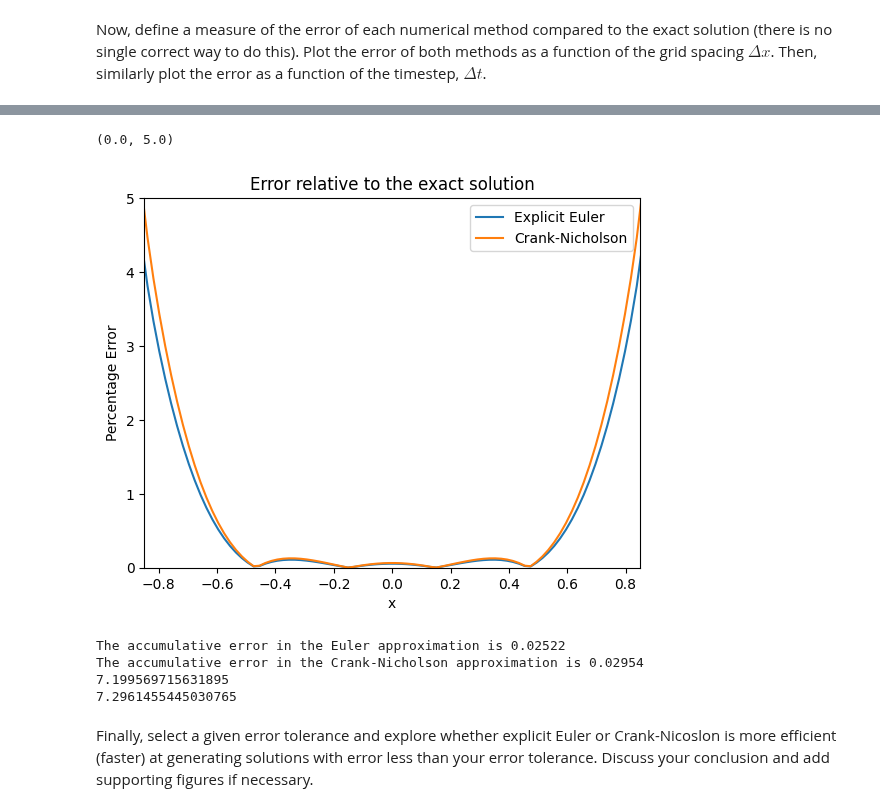
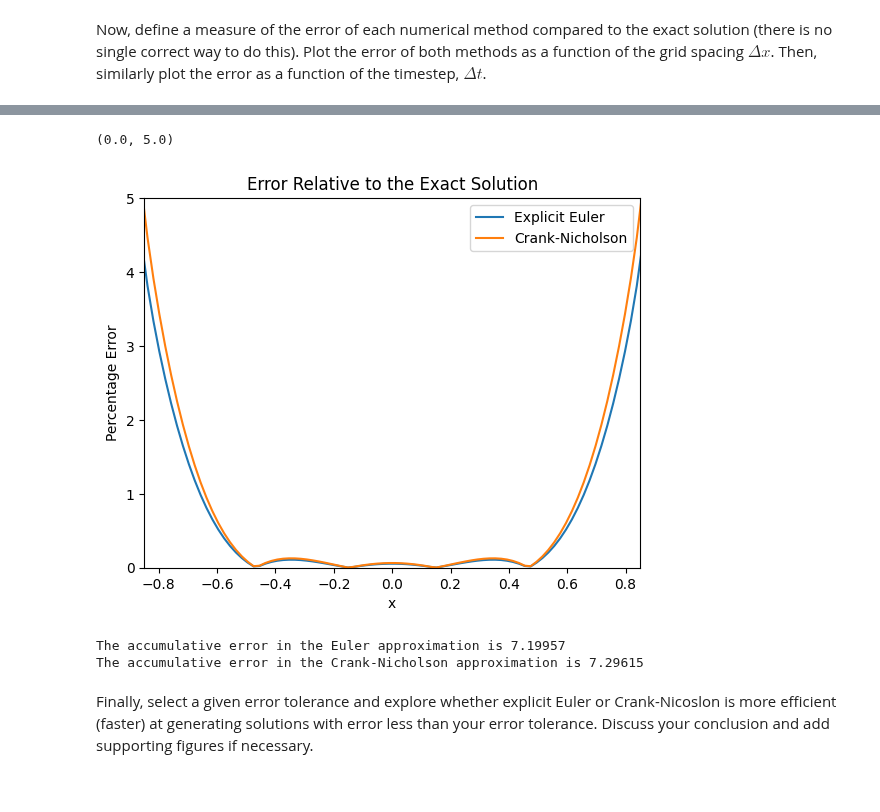
Before and after one commit to AnnabelHall/QCES_LNM, a Jupyter notebook: Project1_numerical_methods.ipynb, the cells around one changed output, grey strips where cells are left out. Drawn from its saved outputs; the diff is of its cells as text; code cells hidden in the pictures.

```diff
--- a/Project1_numerical_methods.ipynb
+++ b/Project1_numerical_methods.ipynb
@@ -334,27 +331,27 @@ plt.axvline(x = test, color = 'g', label = 'axvline - full height')
 # %%
 # Again, t = 20 for the true solution is equivalent to t = 10 for the models
 
 def euler_error(x):
   error_ee = abs(c_EE[:,-1] - oneD_conc(x, 20, kappa))/oneD_conc(x, 20, kappa)
   return error_ee
 
 def CN_error(x):
   error_CN = abs(c_CN[:,-1] - oneD_conc(x, 20, kappa))/oneD_conc(x, 20, kappa)
   return error_CN
 
 
 plt.plot(x, euler_error(x)*100, label = 'Explicit Euler')
 plt.plot(x, CN_error(x)*100, label = 'Crank-Nicholson')
 plt.legend()
 plt.xlabel('x')
 plt.ylabel('Percentage Error')
-plt.title('Error relative to the exact solution')
+plt.title('Error Relative to the Exact Solution')
 
 plt.xlim(-0.85,0.85)
 plt.ylim(0,5)
 # %% [output]
 (0.0, 5.0)
-[figure, old version]
+[figure, new version]
 # %%
 # This code calculates the accumulated error for both methods, allowing for direct comparison
 # This is done with both absolute error and error relative to the true value
@@ -376,13 +373,9 @@ for i,bit in enumerate(x):
 
 print('The accumulative error in the Euler approximation is',round(sum_euler,5))
 print('The accumulative error in the Crank-Nicholson approximation is',round(sum_CN,5))
-print(sum_euler_relative)
-print(sum_CN_relative)
 # %% [output]
-The accumulative error in the Euler approximation is 0.02522
-The accumulative error in the Crank-Nicholson approximation is 0.02954
-7.199569715631895
-7.2961455445030765
+The accumulative error in the Euler approximation is 7.19957
+The accumulative error in the Crank-Nicholson approximation is 7.29615
 # %% [markdown]
 Finally, select a given error tolerance and explore whether explicit Euler or Crank-Nicoslon is more efficient (faster) at generating solutions with error less than your error tolerance. Discuss your conclusion and add supporting figures if necessary.
 # %% [markdown]
```
Also changed, not shown: parts of 4 cells of this notebook.
